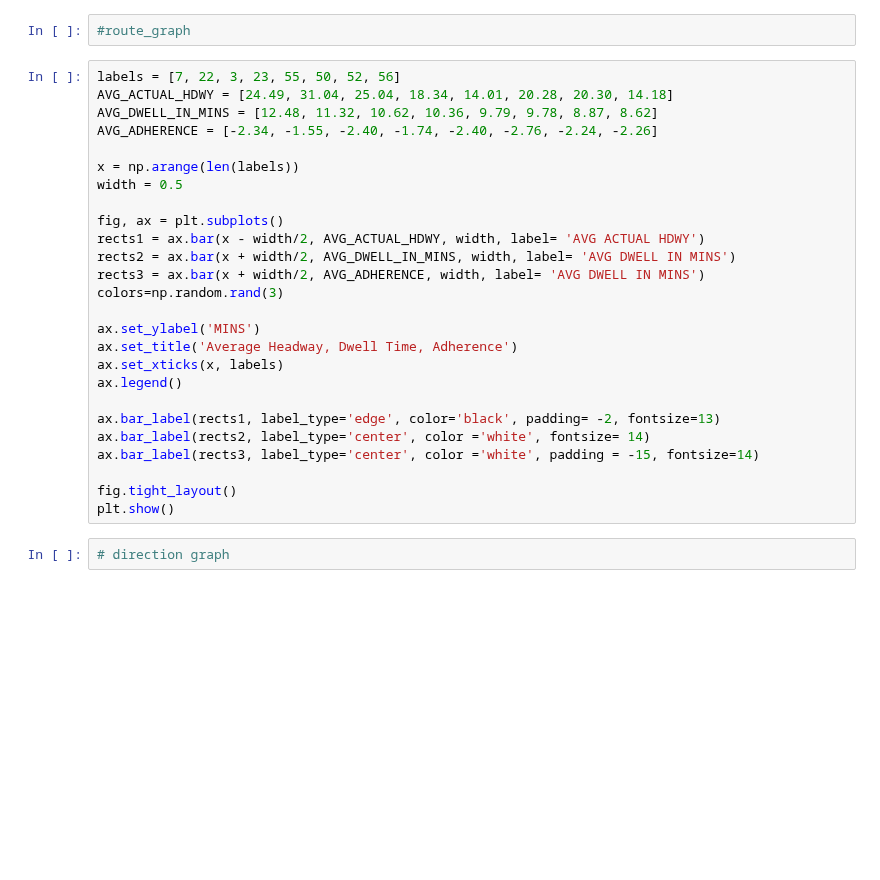
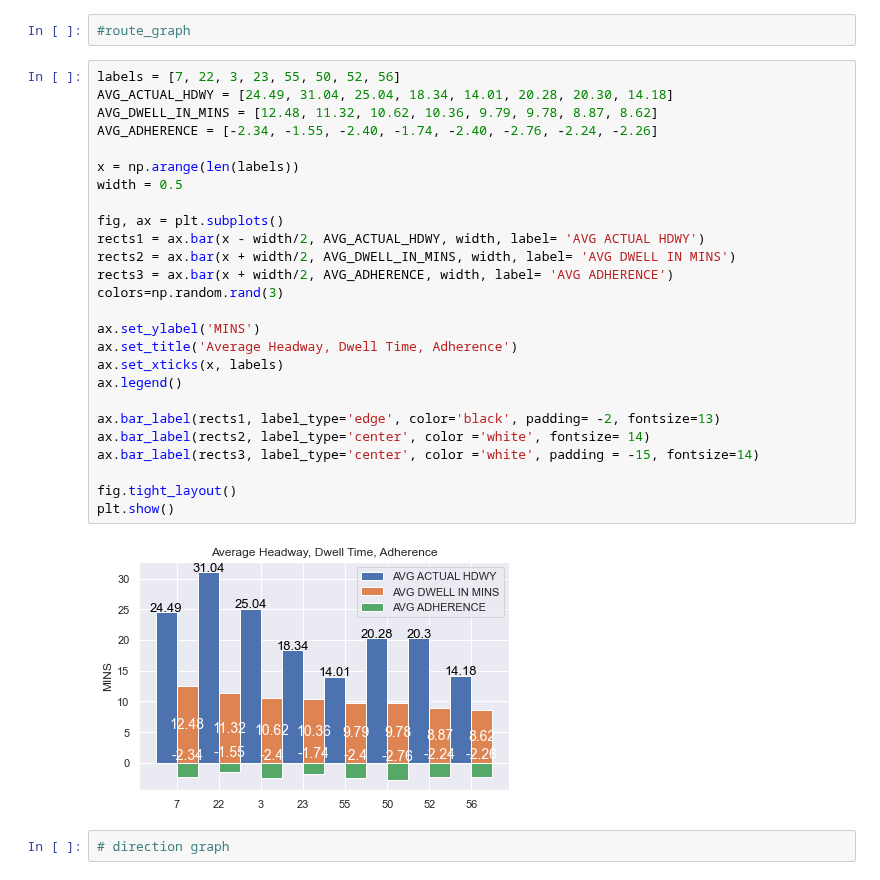
Before and after one commit to NSS-Data-Analytics-Cohort-7/wego-shut_up_and_take_my_query, a Jupyter notebook: WeGo/notebooks/Untitled1.ipynb, the cells around one changed output. Saved outputs shown, nothing was run; the diff lists cells and outputs as text; blank space fills up the shorter version.

```diff
--- a/WeGo/notebooks/Untitled1.ipynb
+++ b/WeGo/notebooks/Untitled1.ipynb
@@ -99,29 +220,31 @@ describe
 # %%
 labels = [7, 22, 3, 23, 55, 50, 52, 56]
 AVG_ACTUAL_HDWY = [24.49, 31.04, 25.04, 18.34, 14.01, 20.28, 20.30, 14.18]
 AVG_DWELL_IN_MINS = [12.48, 11.32, 10.62, 10.36, 9.79, 9.78, 8.87, 8.62]
 AVG_ADHERENCE = [-2.34, -1.55, -2.40, -1.74, -2.40, -2.76, -2.24, -2.26]
 
 x = np.arange(len(labels))
 width = 0.5
 
 fig, ax = plt.subplots()
 rects1 = ax.bar(x - width/2, AVG_ACTUAL_HDWY, width, label= 'AVG ACTUAL HDWY')
 rects2 = ax.bar(x + width/2, AVG_DWELL_IN_MINS, width, label= 'AVG DWELL IN MINS')
-rects3 = ax.bar(x + width/2, AVG_ADHERENCE, width, label= 'AVG DWELL IN MINS')
+rects3 = ax.bar(x + width/2, AVG_ADHERENCE, width, label= 'AVG ADHERENCE')
 colors=np.random.rand(3)
 
 ax.set_ylabel('MINS')
 ax.set_title('Average Headway, Dwell Time, Adherence')
 ax.set_xticks(x, labels)
 ax.legend()
 
 ax.bar_label(rects1, label_type='edge', color='black', padding= -2, fontsize=13)
 ax.bar_label(rects2, label_type='center', color ='white', fontsize= 14)
 ax.bar_label(rects3, label_type='center', color ='white', padding = -15, fontsize=14)
 
 fig.tight_layout()
 plt.show()
+# %% [output]
+[figure, added]
 # %%
 # direction graph
 # %%
```
Also changed, not shown: parts of 35 cells of this notebook.
